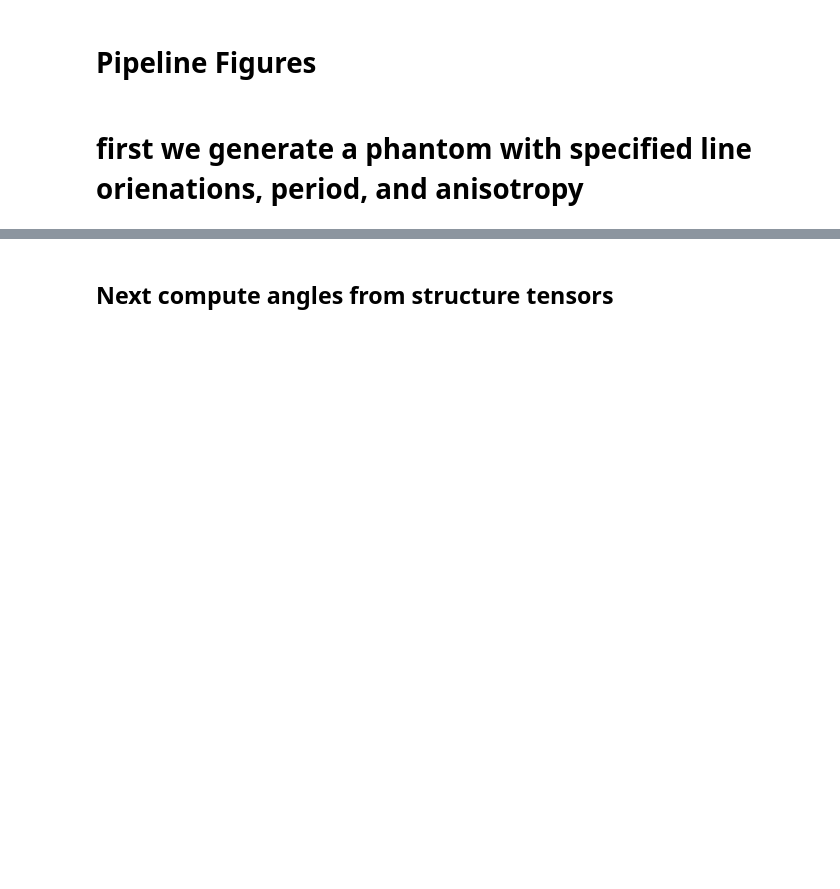
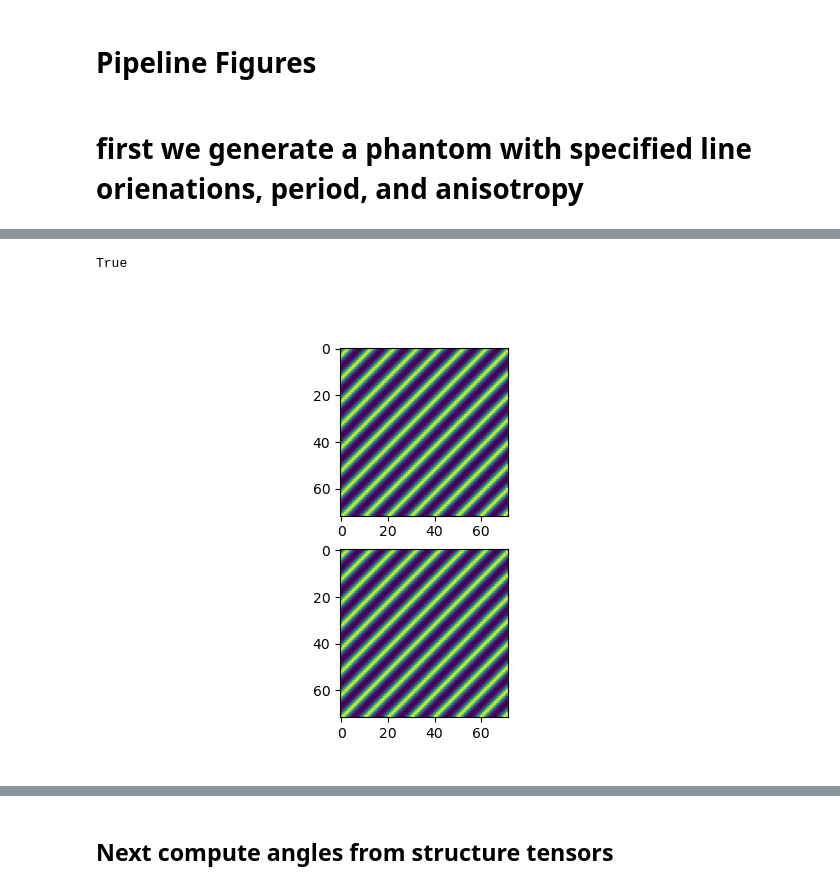
Before and after one commit to BrysonGray/fibermetric, a Jupyter notebook: notebooks/make_sta_figures.ipynb, the cells around one changed output, grey strips where cells are left out. Cells and saved outputs as stored; diff of their text form; code cells hidden in the pictures; blank space fills up the shorter version.

```diff
--- a/notebooks/make_sta_figures.ipynb
+++ b/notebooks/make_sta_figures.ipynb
@@ -521,2 +443,30 @@ plt.imshow(img)
+# %%
+# in 2D
+n = (72, 72)
+d = (1.0, 1.0)
+x = [np.arange(ni)*di for ni, di in zip(n, d)]
+angles = np.array([3*np.pi/4])
+img = sta_validate.make_phantom(x, angles, period=7.0)
+sigma = 2.0
+img_blur = gaussian_filter(img, sigma=0.0)
+# img_blur5 = gaussian_filter(gaussian_filter(gaussian_filter(gaussian_filter(img_blur, sigma), sigma), sigma), sigma)
+# img_blur5_alt = gaussian_filter(img, sigma=(4*sigma))
+
+fig, axs = plt.subplots(2)
+axs[0].imshow(img)
+axs[1].imshow(img_blur)
+np.allclose(img, img_blur)
+# axs[1].imshow(img_blur5, vmin=0.0, vmax=0.15)
+# axs[2].imshow(img_blur5_alt, vmin=0.0, vmax=0.15)
+
+# start,stop = (28,46)
+# axs[0].imshow(img[start:stop, start:stop])
+# axs[1].imshow(img_blur5[start:stop, start:stop])
+# axs[2].imshow(img_blur5_alt[start:stop, start:stop])
+
+# print(np.sum(np.abs(img_blur5[start:stop, start:stop]-img_blur5_alt[start:stop, start:stop]))/np.mean(img_blur5[start:stop, start:stop]))
+# %% [output]
+True
+[figure, added]
 # %%
 errors_df['angles'].iloc[0].shape
```
Also changed, not shown: parts of 25 cells of this notebook, 3 other files.
